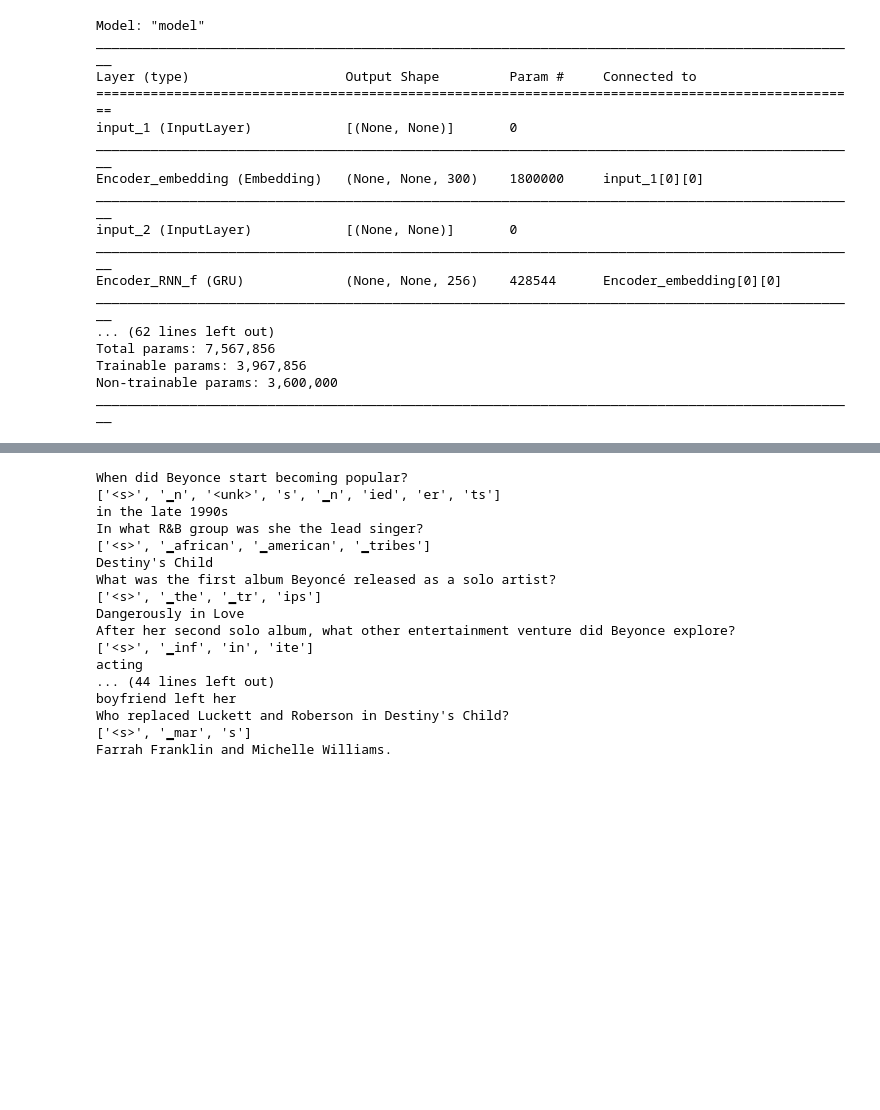
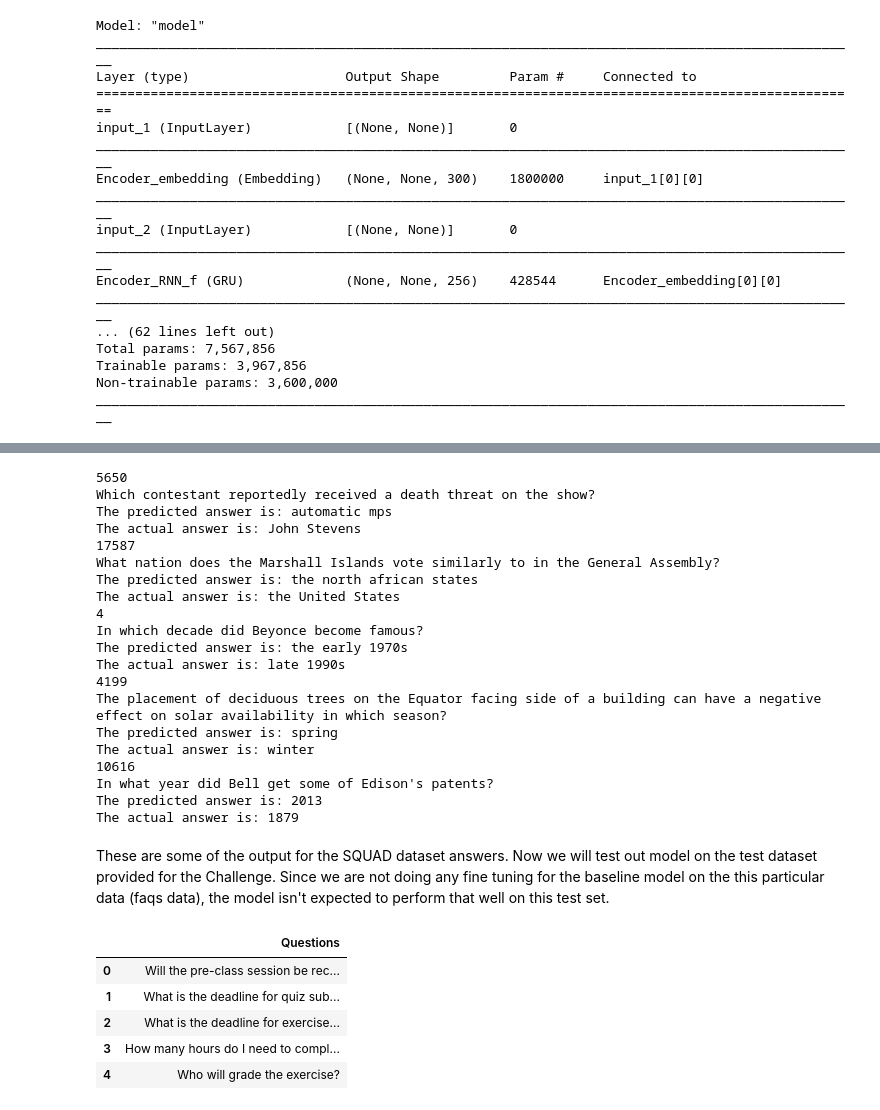
Before and after one commit to Surojit-KB/UNIV-AI-AI3_Project, a Jupyter notebook: Baseline_Model.ipynb, the cells around one changed output, grey strips where cells are left out. Drawn from its saved outputs; the diff is of its cells as text; code cells hidden in the pictures; blank space fills up the shorter version.

```diff
--- a/Baseline_Model.ipynb
+++ b/Baseline_Model.ipynb
@@ -667,23 +705,27 @@ def predict(sentence):
   return predicted_sentence
 # %%
-for i in range(0,100,5):
-  print(predict(df.question.iloc[i]))
-  print(df.text.iloc[i])
+for i in np.random.randint(0,18000,5):
+  print(i)
+  print('\033[1m'+'The predicted answer is:'+'\033[0m',predict(df.question.iloc[i]))
+  print('\033[1m'+'The actual answer is:'+'\033[0m',df.text.iloc[i])
 # %% [output]
-When did Beyonce start becoming popular?
-['<s>', '▁n', '<unk>', 's', '▁n', 'ied', 'er', 'ts']
-in the late 1990s
-In what R&B group was she the lead singer?
-['<s>', '▁african', '▁american', '▁tribes']
-Destiny's Child
-What was the first album Beyoncé released as a solo artist?
-['<s>', '▁the', '▁tr', 'ips']
-Dangerously in Love
-After her second solo album, what other entertainment venture did Beyonce explore?
-['<s>', '▁inf', 'in', 'ite']
-acting
-... (44 lines left out)
-boyfriend left her
-Who replaced Luckett and Roberson in Destiny's Child?
-['<s>', '▁mar', 's']
-Farrah Franklin and Michelle Williams.
+5650
+Which contestant reportedly received a death threat on the show?
+The predicted answer is: automatic mps
+The actual answer is: John Stevens
+17587
+What nation does the Marshall Islands vote similarly to in the General Assembly?
+The predicted answer is: the north african states
+The actual answer is: the United States
+4
+In which decade did Beyonce become famous?
+The predicted answer is: the early 1970s
+The actual answer is: late 1990s
+4199
+The placement of deciduous trees on the Equator facing side of a building can have a negative effect on solar availability in which season?
+The predicted answer is: spring
+The actual answer is: winter
+10616
+In what year did Bell get some of Edison's patents?
+The predicted answer is: 2013
+The actual answer is: 1879
@@ -694,0 +732,12 @@ SVG(model_to_dot(model2,  show_shapes=True, show_layer_names=True, dpi=52, rankd
+# %% [markdown]
+These are some of the output for the SQUAD dataset answers. Now we will test out model on the test dataset provided for the Challenge. Since we are not doing any fine tuning for the baseline model on the this particular data (faqs data), the model isn't expected to perform that well on this test set.
+# %%
+test_df=pd.read_csv('/content/drive/MyDrive/Colab Notebooks/UNIV-AI-AI3/test.csv')
+test_df.head()
+# %% [output]
+|  | Questions |
+| 0 | Will the pre-class session be rec... |
+| 1 | What is the deadline for quiz sub... |
+| 2 | What is the deadline for exercise... |
+| 3 | How many hours do I need to compl... |
+| 4 | Who will grade the exercise? |
```
Also changed, not shown: parts of 26 cells of this notebook.
